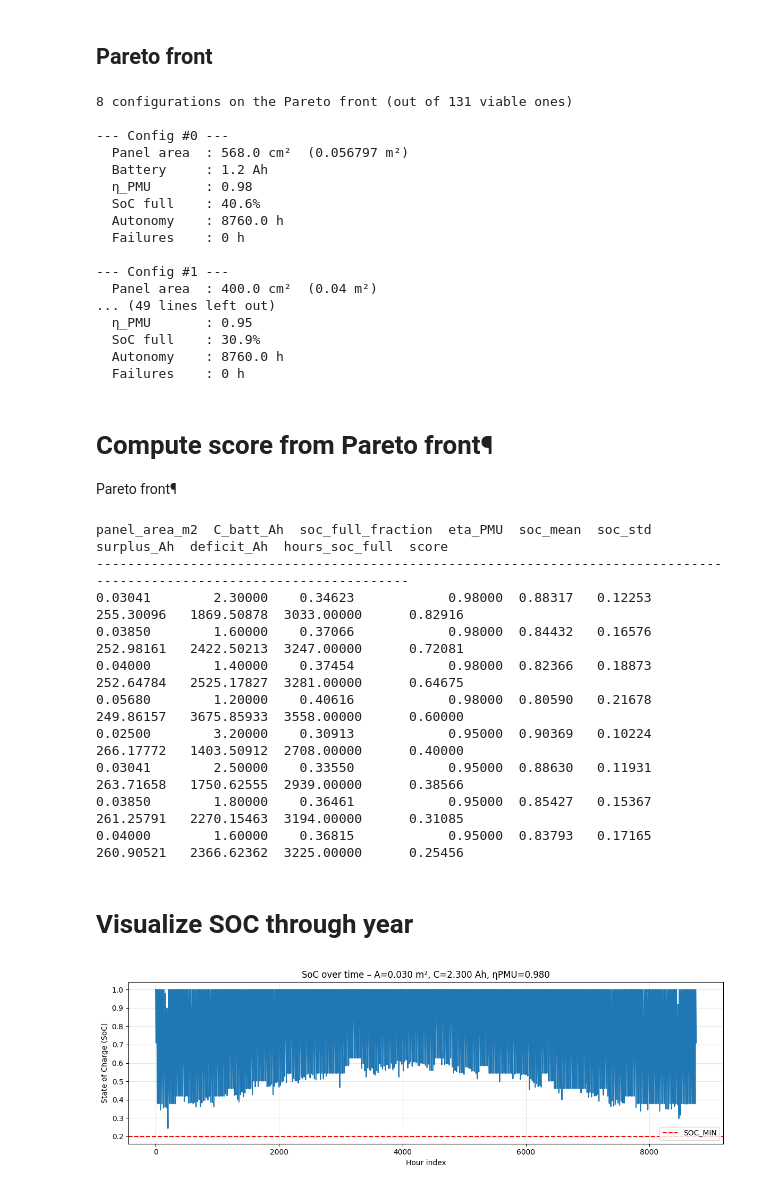
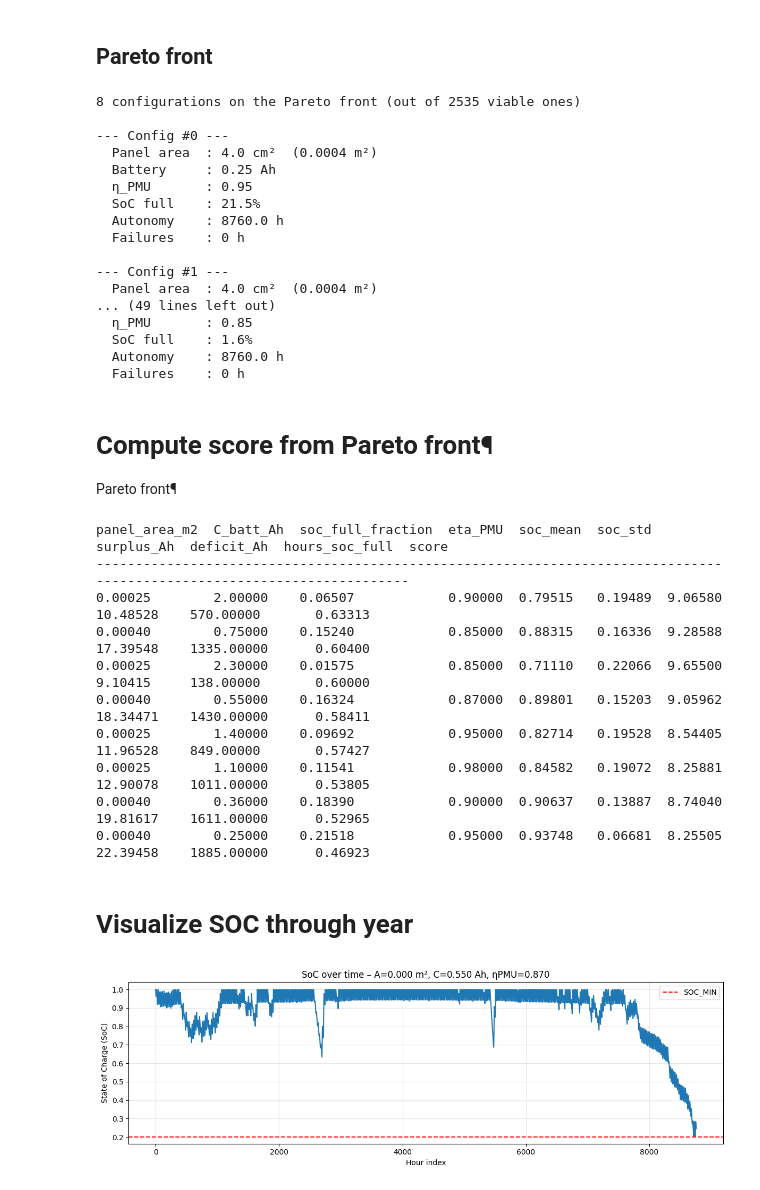
Before and after one commit to UCLM-ARCO/oasis-ehs, a Jupyter notebook: analyze-dataset-Valencia.ipynb, the cells around one changed output. Cells and saved outputs as stored; diff of their text form; code cells hidden in the pictures.

```diff
--- a/analyze-dataset-Valencia.ipynb
+++ b/analyze-dataset-Valencia.ipynb
@@ -2,11 +2,11 @@
 from simulator import Config, Simulator
 
 config = Config()
-config.NODE_POWER_W = 0.2  # Node power consumption in W
+config.NODE_POWER_W = 0.00603 # Node power consumption in W
 simulator = Simulator(config)
 
 # CSV including time series data for production (G(h) in kWh, and Temperature in °C)
-production_data = "raw-data/Benicasim.csv"
+production_data = "raw-data/Benidorm.csv"
 # %%
 import numpy as np
 import pandas as pd
@@ -579,21 +579,21 @@ for i, row in front.iterrows():
     print(f"  Failures    : {int(row['failure_hours'])} h")
     print()
 # %% [output]
-8 configurations on the Pareto front (out of 131 viable ones)
+8 configurations on the Pareto front (out of 2535 viable ones)
 
 --- Config #0 ---
-  Panel area  : 568.0 cm²  (0.056797 m²)
-  Battery     : 1.2 Ah
-  η_PMU       : 0.98
-  SoC full    : 40.6%
+  Panel area  : 4.0 cm²  (0.0004 m²)
+  Battery     : 0.25 Ah
+  η_PMU       : 0.95
+  SoC full    : 21.5%
   Autonomy    : 8760.0 h
   Failures    : 0 h
 
 --- Config #1 ---
-  Panel area  : 400.0 cm²  (0.04 m²)
+  Panel area  : 4.0 cm²  (0.0004 m²)
 ... (49 lines left out)
-  η_PMU       : 0.95
-  SoC full    : 30.9%
+  η_PMU       : 0.85
+  SoC full    : 1.6%
   Autonomy    : 8760.0 h
   Failures    : 0 h
 # %% [markdown]
@@ -601,9 +601,9 @@ for i, row in front.iterrows():
 Pareto front¶
 # %%
 score_objectives = [
-    ("surplus_Ah",        -0.3),
-    ("eta_PMU",           +0.3),
-    ("soc_std",           -0.4),
+    ("panel_area_m2",     -0.3),
+    ("eta_PMU",           -0.3),
+    ("soc_mean",           0.4),
 ]
 
 score = simulator.compute_score(front, score_objectives)
@@ -650,34 +650,33 @@ for _, row in tabla.iterrows():
 # %% [output]
 panel_area_m2  C_batt_Ah  soc_full_fraction  eta_PMU  soc_mean  soc_std  surplus_Ah  deficit_Ah  hours_soc_full  score
 ------------------------------------------------------------------------------------------------------------------------
-0.03041        2.30000    0.34623            0.98000  0.88317   0.12253  255.30096   1869.50878  3033.00000      0.82916
-0.03850        1.60000    0.37066            0.98000  0.84432   0.16576  252.98161   2422.50213  3247.00000      0.72081
-0.04000        1.40000    0.37454            0.98000  0.82366   0.18873  252.64784   2525.17827  3281.00000      0.64675
-0.05680        1.20000    0.40616            0.98000  0.80590   0.21678  249.86157   3675.85933  3558.00000      0.60000
-0.02500        3.20000    0.30913            0.95000  0.90369   0.10224  266.17772   1403.50912  2708.00000      0.40000
-0.03041        2.50000    0.33550            0.95000  0.88630   0.11931  263.71658   1750.62555  2939.00000      0.38566
-0.03850        1.80000    0.36461            0.95000  0.85427   0.15367  261.25791   2270.15463  3194.00000      0.31085
-0.04000        1.60000    0.36815            0.95000  0.83793   0.17165  260.90521   2366.62362  3225.00000      0.25456
+0.00025        2.00000    0.06507            0.90000  0.79515   0.19489  9.06580     10.48528    570.00000       0.63313
+0.00040        0.75000    0.15240            0.85000  0.88315   0.16336  9.28588     17.39548    1335.00000      0.60400
+0.00025        2.30000    0.01575            0.85000  0.71110   0.22066  9.65500     9.10415     138.00000       0.60000
+0.00040        0.55000    0.16324            0.87000  0.89801   0.15203  9.05962     18.34471    1430.00000      0.58411
+0.00025        1.40000    0.09692            0.95000  0.82714   0.19528  8.54405     11.96528    849.00000       0.57427
+0.00025        1.10000    0.11541            0.98000  0.84582   0.19072  8.25881     12.90078    1011.00000      0.53805
+0.00040        0.36000    0.18390            0.90000  0.90637   0.13887  8.74040     19.81617    1611.00000      0.52965
+0.00040        0.25000    0.21518            0.95000  0.93748   0.06681  8.25505     22.39458    1885.00000      0.46923
 # %% [markdown]
 # Visualize SOC through year
 # %%
-cfg = score.iloc[0]   # primera fila del DataFrame
-
+cfg = score.iloc[3]   # primera fila del DataFrame
 plt.figure(figsize=(12, 4))
 plt.plot(config_soc['hour_index'], config_soc['SoC'])
 
 plt.axhline(y=Config.SOC_MIN, color='r', linestyle='--', label='SOC_MIN')
 
 plt.xlabel('Hour index')
 plt.ylabel('State of Charge (SoC)')
 plt.title(
     f"SoC over time – A={cfg['panel_area_m2']:.3f} m², "
     f"C={cfg['C_batt_Ah']:.3f} Ah, ηPMU={cfg['eta_PMU']:.3f}"
 )
 
 plt.legend()
 plt.grid(True, alpha=0.3)
 plt.tight_layout()
 plt.show()
 # %% [output]
-[figure, old version]
+[figure, new version]
```
Also changed, not shown: parts of 14 cells of this notebook.
